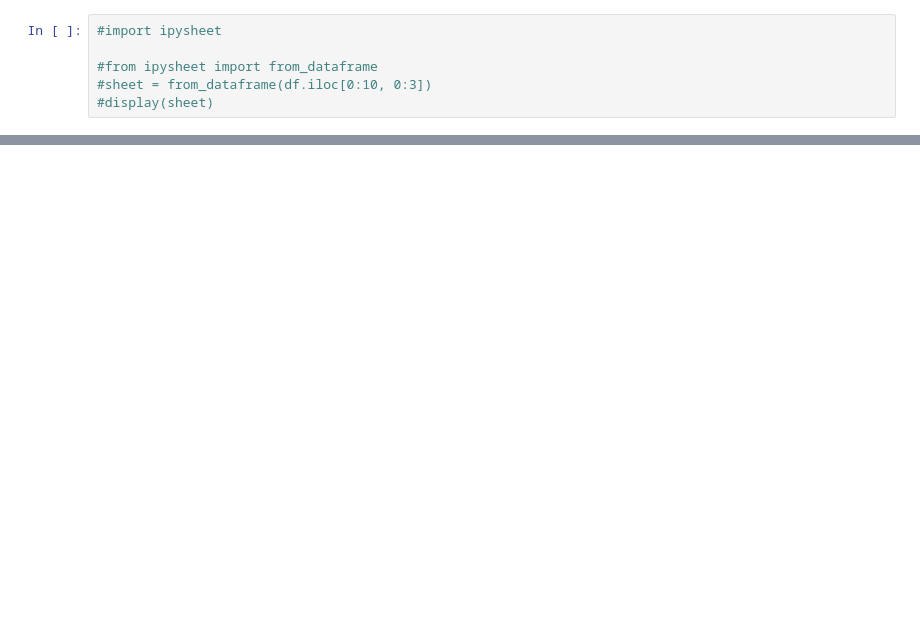
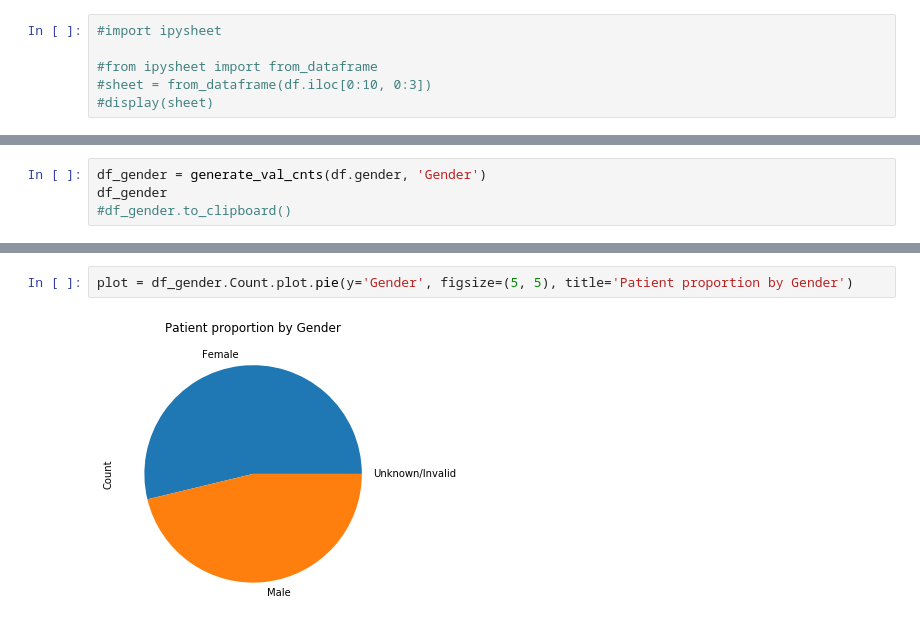
Before and after one commit to dsivie/hospital_readmissions, a Jupyter notebook: hospital_readmissions.ipynb, the cells around one changed output, grey strips where cells are left out. Cells and saved outputs as stored; diff of their text form; blank space fills up the shorter version.

```diff
--- a/hospital_readmissions.ipynb
+++ b/hospital_readmissions.ipynb
@@ -31,0 +173,4 @@ QgridWidget(grid_options={'fullWidthRows': True, 'syncColumnCellResize': True, '
+# %%
+df_gender = generate_val_cnts(df.gender, 'Gender')
+df_gender
+#df_gender.to_clipboard()
@@ -31,0 +183,4 @@ QgridWidget(grid_options={'fullWidthRows': True, 'syncColumnCellResize': True, '
+# %%
+plot = df_gender.Count.plot.pie(y='Gender', figsize=(5, 5), title='Patient proportion by Gender')
+# %% [output]
+[figure, added]
```
Also changed, not shown: parts of 22 cells of this notebook.
